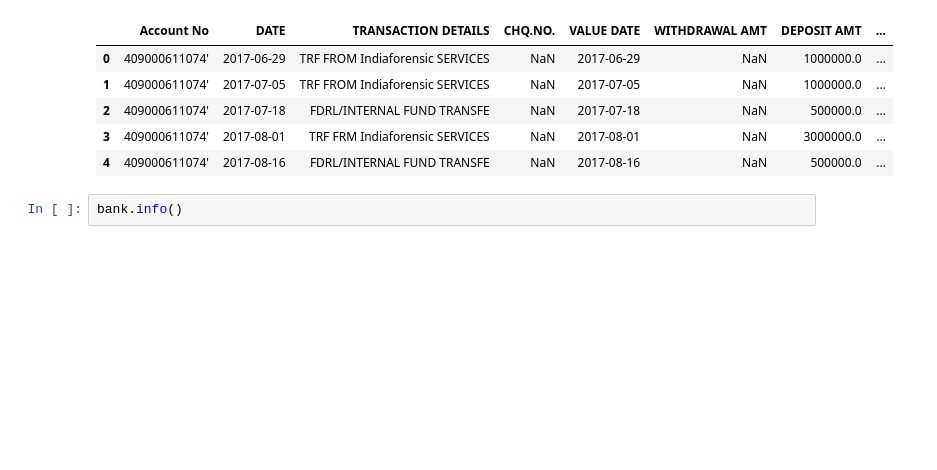
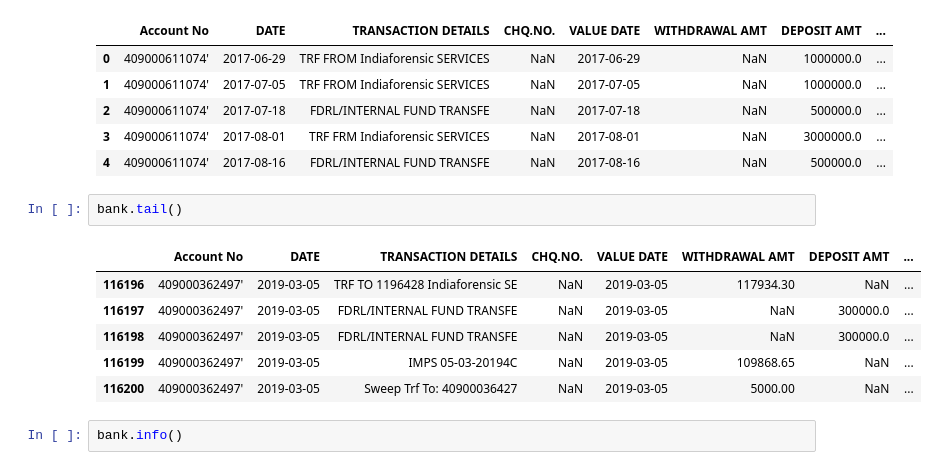
Before and after one commit to mehedihasanreal/MISL-Intern, a Jupyter notebook: Bank.ipynb, the cells around one changed output. Cells and saved outputs as stored; diff of their text form; blank space fills up the shorter version.

```diff
--- a/Bank.ipynb
+++ b/Bank.ipynb
@@ -13,6 +12,15 @@ bank.head()
 | 2 | 409000611074' | 2017-07-18 | FDRL/INTERNAL FUND TRANSFE | NaN | 2017-07-18 | NaN | 500000.0 | ... |
 | 3 | 409000611074' | 2017-08-01 | TRF FRM Indiaforensic SERVICES | NaN | 2017-08-01 | NaN | 3000000.0 | ... |
 | 4 | 409000611074' | 2017-08-16 | FDRL/INTERNAL FUND TRANSFE | NaN | 2017-08-16 | NaN | 500000.0 | ... |
+# %%
+bank.tail()
+# %% [output]
+|  | Account No | DATE | TRANSACTION DETAILS | CHQ.NO. | VALUE DATE | WITHDRAWAL AMT | DEPOSIT AMT | ... |
+| 116196 | 409000362497' | 2019-03-05 | TRF TO 1196428 Indiaforensic SE | NaN | 2019-03-05 | 117934.30 | NaN | ... |
+| 116197 | 409000362497' | 2019-03-05 | FDRL/INTERNAL FUND TRANSFE | NaN | 2019-03-05 | NaN | 300000.0 | ... |
+| 116198 | 409000362497' | 2019-03-05 | FDRL/INTERNAL FUND TRANSFE | NaN | 2019-03-05 | NaN | 300000.0 | ... |
+| 116199 | 409000362497' | 2019-03-05 | IMPS 05-03-20194C | NaN | 2019-03-05 | 109868.65 | NaN | ... |
+| 116200 | 409000362497' | 2019-03-05 | Sweep Trf To: 40900036427 | NaN | 2019-03-05 | 5000.00 | NaN | ... |
 # %%
 bank.info()
 # %% [output]
```
Also changed, not shown: parts of 13 cells of this notebook.
